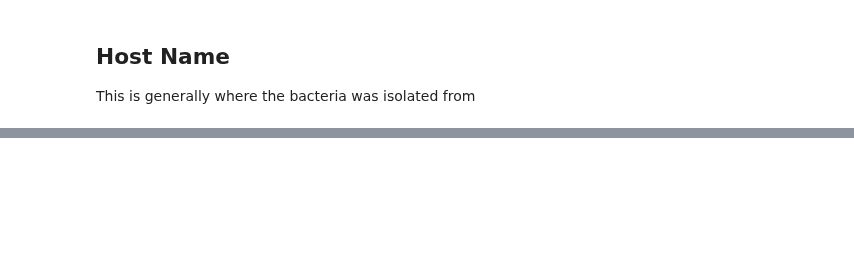
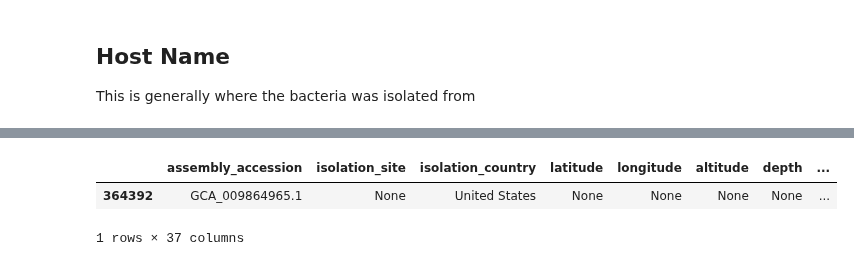
Before and after one commit to linsalrob/PhispyAnalysis, a Jupyter notebook: DataAnalysis/RAST sources.ipynb, the cells around one changed output, grey strips where cells are left out. Cells and saved outputs as stored; diff of their text form; code cells hidden in the pictures; blank space fills up the shorter version.

```diff
--- a/DataAnalysis/RAST sources.ipynb
+++ b/DataAnalysis/RAST sources.ipynb
@@ -645,0 +803,6 @@ pd.unique(phagemeta[phagemeta['host_name'].notnull()]['host_name'])
+# %%
+phagemeta[phagemeta['host_name'] == 'Portulaca grandiflora']
+# %% [output]
+|  | assembly_accession | isolation_site | isolation_country | latitude | longitude | altitude | depth | ... |
+| 364392 | GCA_009864965.1 | None | United States | None | None | None | None | ... |
+1 rows × 37 columns
```
Also changed, not shown: parts of 26 cells of this notebook.
